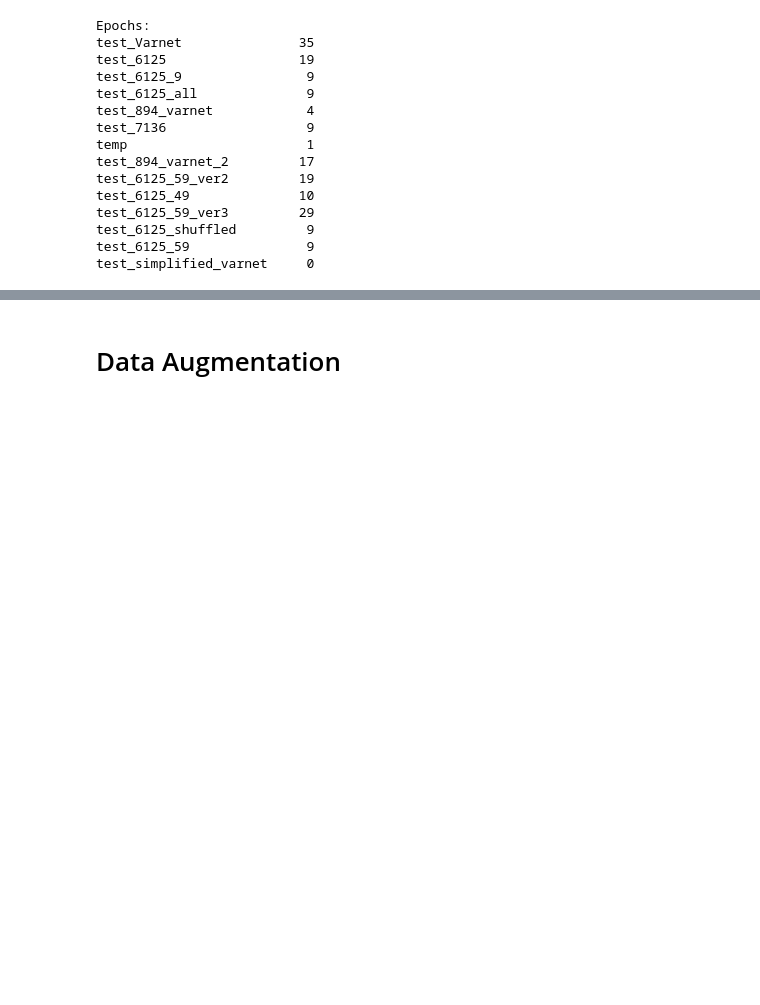
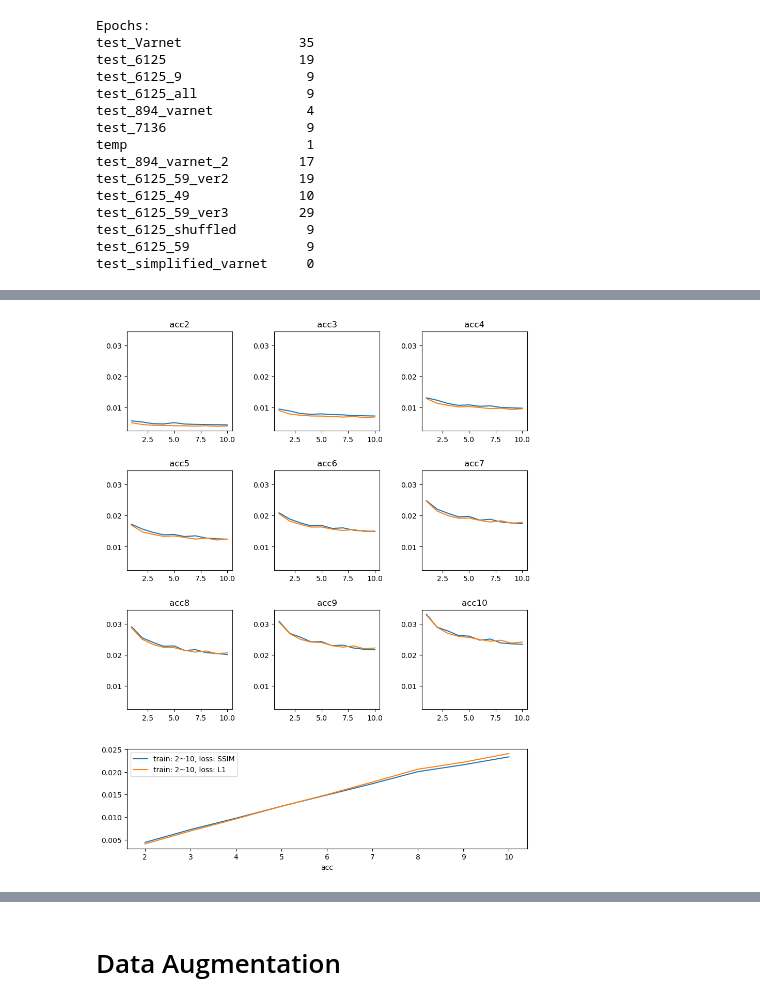
Before and after one commit to mjk32384/FastMRI_code, a Jupyter notebook: experimental.ipynb, the cells around one changed output, grey strips where cells are left out. Saved outputs shown, nothing was run; the diff lists cells and outputs as text; code cells hidden in the pictures; blank space fills up the shorter version.

```diff
--- a/experimental.ipynb
+++ b/experimental.ipynb
@@ -772,0 +855,8 @@ test_simplified_varnet     0
+# %%
+import numpy as np
+from graph import graph_val_loss
+data1 = np.load("../result/test_6125_all_ssim_mask/val_loss_mask_log.npy")
+data2 = np.load("../result/test_6125_all_L1/val_loss_mask_log.npy")
+graph_val_loss([data1, data2], ['train: 2~10, loss: SSIM','train: 2~10, loss: L1'])
+# %% [output]
+[figure, added]
```
Also changed, not shown: parts of 28 cells of this notebook, 2 other files.
